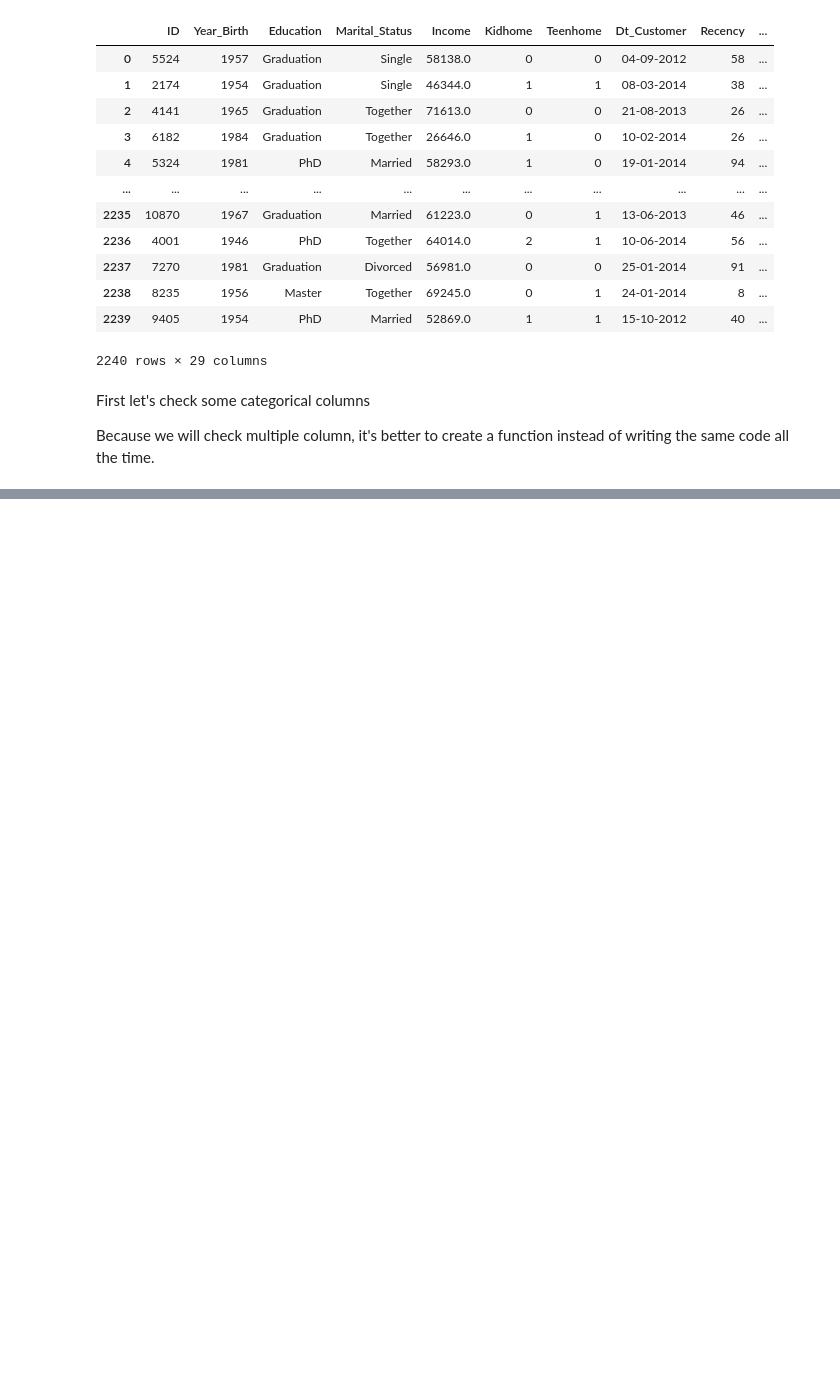
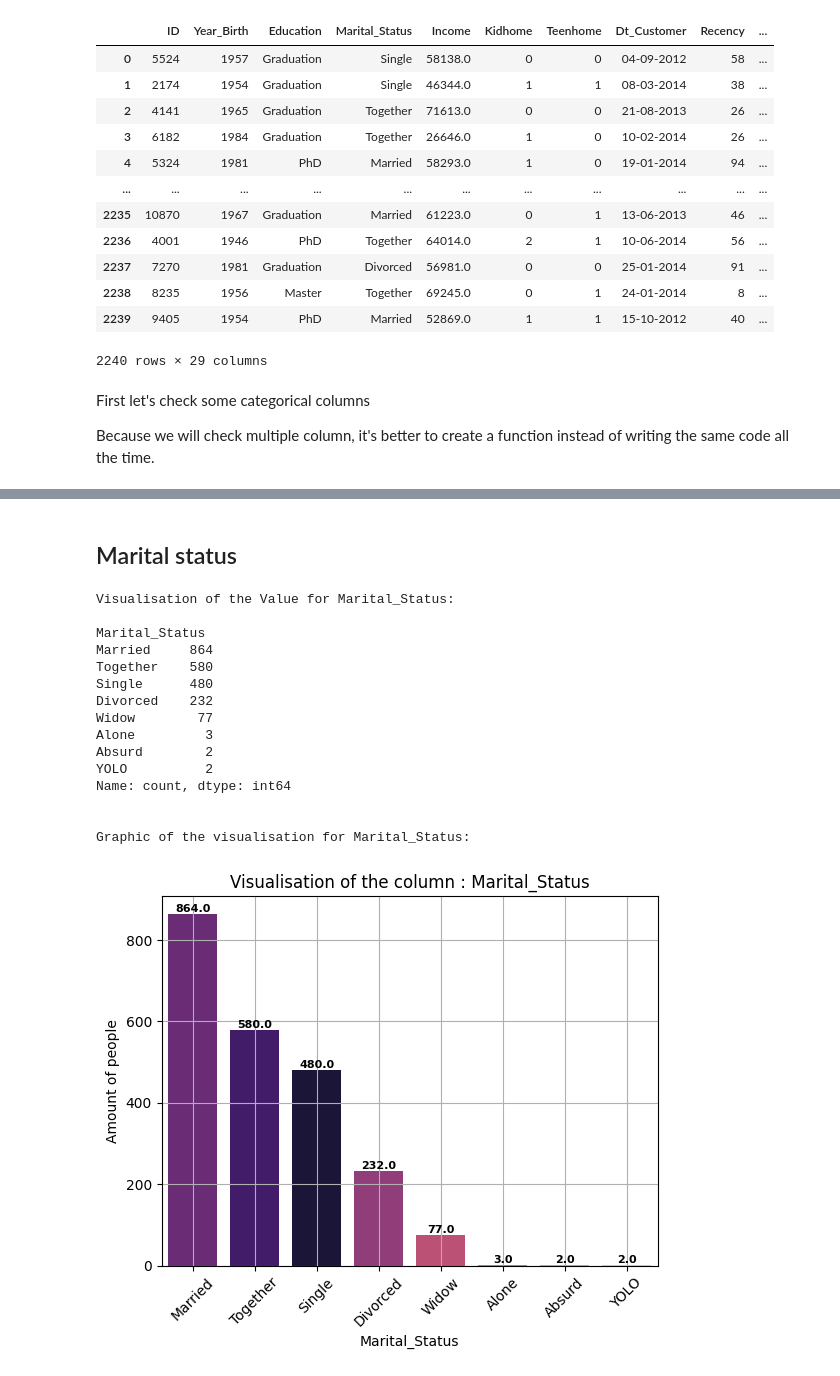
Before and after one commit to AurelienGgt/Customer-Personality-Analysis, a Jupyter notebook: Analyse.ipynb, the cells around one changed output, grey strips where cells are left out. Saved outputs shown, nothing was run; the diff lists cells and outputs as text; code cells hidden in the pictures; blank space fills up the shorter version.

```diff
--- a/Analyse.ipynb
+++ b/Analyse.ipynb
@@ -81,0 +94,21 @@ Graphic of the visualisation for Education:
+# %% [markdown]
+## Marital status
+# %%
+categorical_visualisation("Marital_Status")
+# %% [output]
+Visualisation of the Value for Marital_Status:
+
+Marital_Status
+Married     864
+Together    580
+Single      480
+Divorced    232
+Widow        77
+Alone         3
+Absurd        2
+YOLO          2
+Name: count, dtype: int64
+
+
+Graphic of the visualisation for Marital_Status:
+[figure, added]
```
Also changed, not shown: parts of 6 cells of this notebook.
